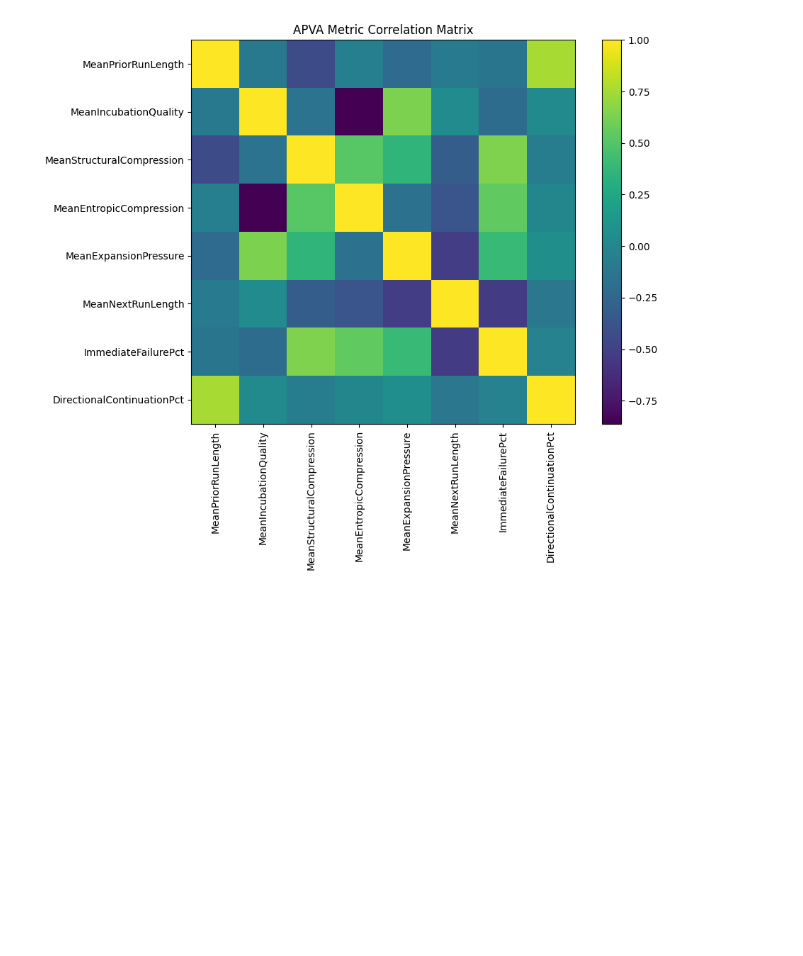
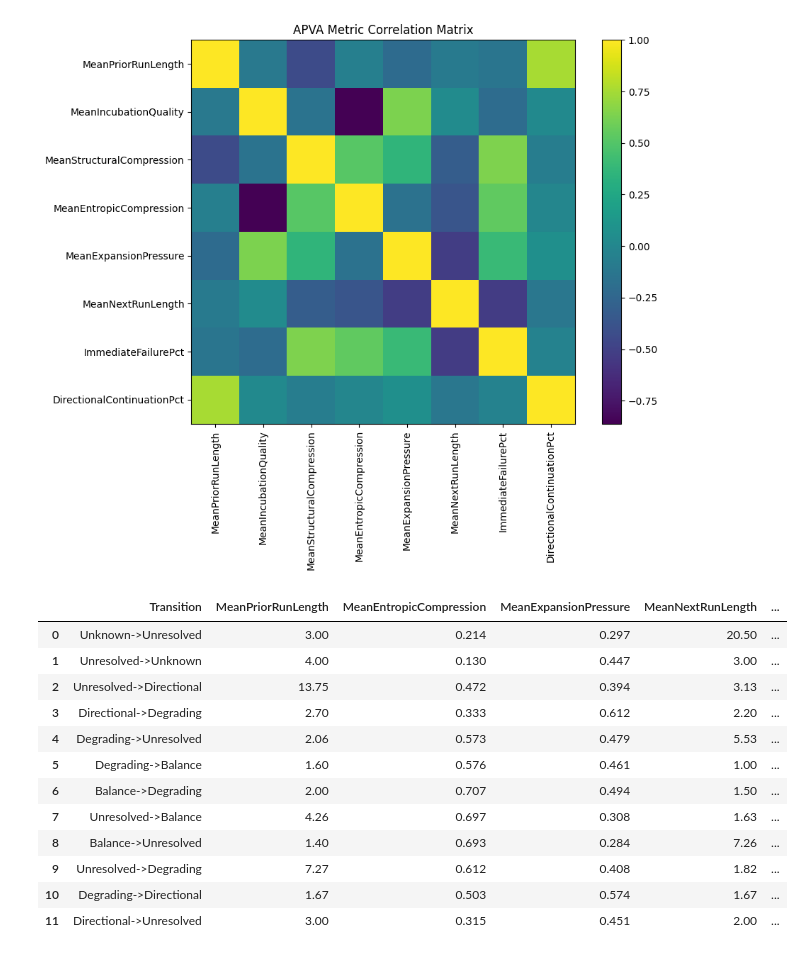
Before and after one commit to rzahraie/ApvaAnalysis, a Jupyter notebook: apva_phase01_exploration.ipynb, the cells around one changed output. Cells and saved outputs as stored; diff of their text form; code cells hidden in the pictures; blank space fills up the shorter version.

```diff
--- a/apva_phase01_exploration.ipynb
+++ b/apva_phase01_exploration.ipynb
@@ -310,3 +310,31 @@ plt.savefig("apva_correlation_heatmap.png", dpi=150, bbox_inches="tight")
 plt.show()
 # %% [output]
 [figure]
+# %%
+reduced_cols = [
+    "Transition",
+    "MeanPriorRunLength",
+    "MeanEntropicCompression",
+    "MeanExpansionPressure",
+    "MeanNextRunLength",
+    "ImmediateFailurePct",
+    "DirectionalContinuationPct"
+]
+
+reduced = merged[reduced_cols].copy()
+
+reduced
+# %% [output]
+|  | Transition | MeanPriorRunLength | MeanEntropicCompression | MeanExpansionPressure | MeanNextRunLength | ... |
+| 0 | Unknown->Unresolved | 3.00 | 0.214 | 0.297 | 20.50 | ... |
+| 1 | Unresolved->Unknown | 4.00 | 0.130 | 0.447 | 3.00 | ... |
+| 2 | Unresolved->Directional | 13.75 | 0.472 | 0.394 | 3.13 | ... |
+| 3 | Directional->Degrading | 2.70 | 0.333 | 0.612 | 2.20 | ... |
+| 4 | Degrading->Unresolved | 2.06 | 0.573 | 0.479 | 5.53 | ... |
+| 5 | Degrading->Balance | 1.60 | 0.576 | 0.461 | 1.00 | ... |
+| 6 | Balance->Degrading | 2.00 | 0.707 | 0.494 | 1.50 | ... |
+| 7 | Unresolved->Balance | 4.26 | 0.697 | 0.308 | 1.63 | ... |
+| 8 | Balance->Unresolved | 1.40 | 0.693 | 0.284 | 7.26 | ... |
+| 9 | Unresolved->Degrading | 7.27 | 0.612 | 0.408 | 1.82 | ... |
+| 10 | Degrading->Directional | 1.67 | 0.503 | 0.574 | 1.67 | ... |
+| 11 | Directional->Unresolved | 3.00 | 0.315 | 0.451 | 2.00 | ... |
```
Also changed, not shown: parts of 3 cells of this notebook, 6 other files.
